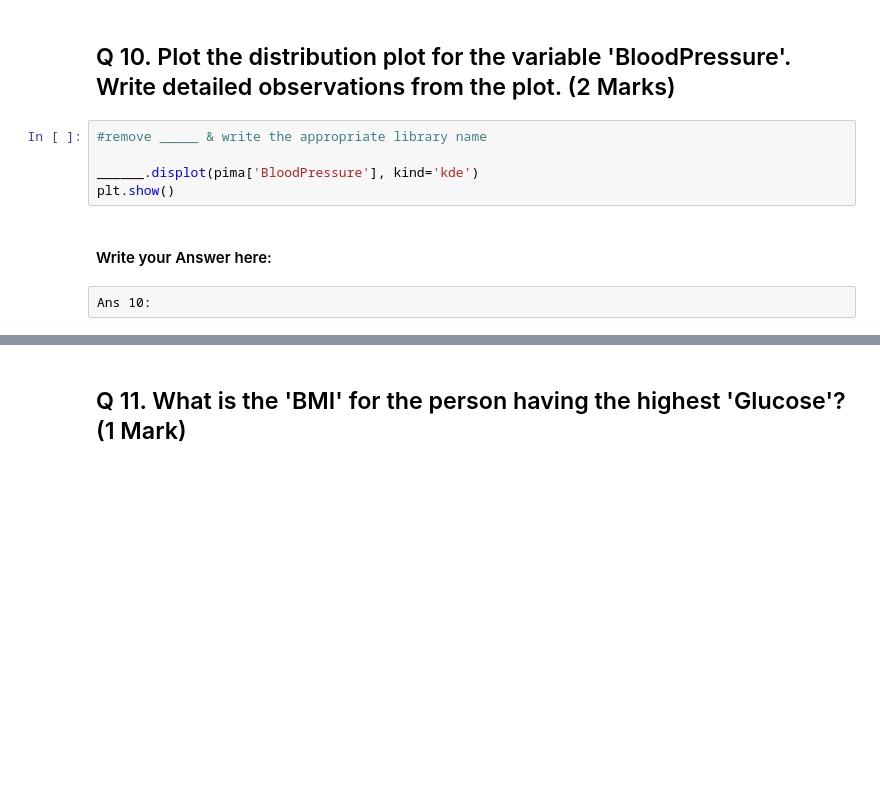
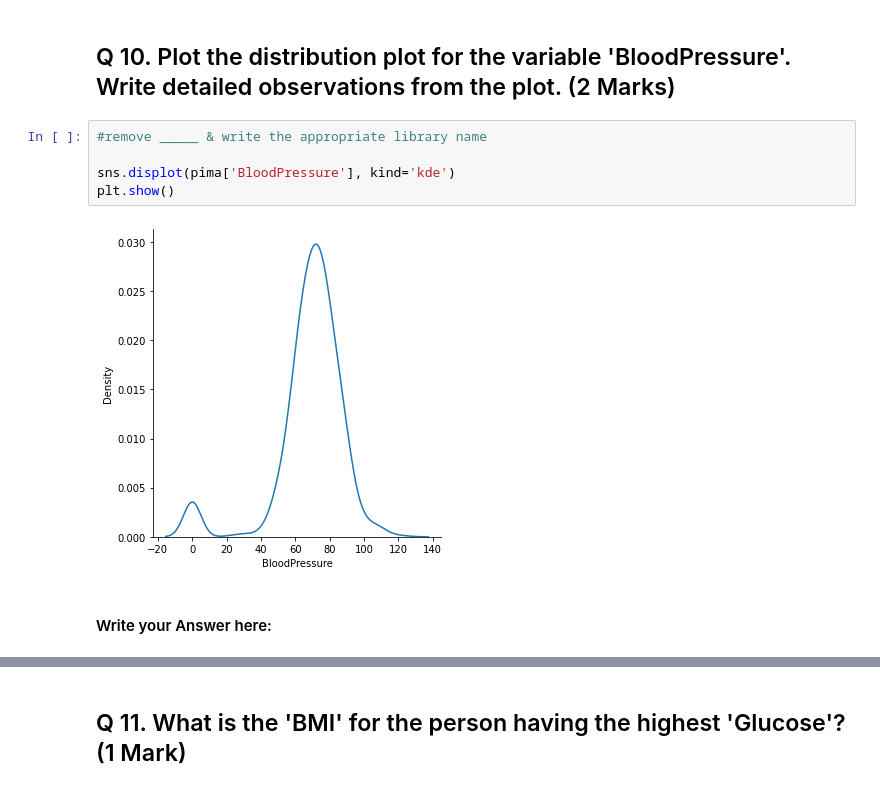
Before and after one commit to AlexHamn/pima-diabetes-analysis, a Jupyter notebook: diabetesAnalysis.ipynb, the cells around one changed output, grey strips where cells are left out. Cells and saved outputs as stored; diff of their text form; blank space fills up the shorter version.

Commit message:
Create distribution plot

```diff
--- a/diabetesAnalysis.ipynb
+++ b/diabetesAnalysis.ipynb
@@ -249,9 +249,9 @@ Ans 9:
 # %%
 #remove _____ & write the appropriate library name
 
-______.displot(pima['BloodPressure'], kind='kde')
+sns.displot(pima['BloodPressure'], kind='kde')
 plt.show()
+# %% [output]
+[figure, added]
 # %% [markdown]
 #### Write your Answer here:
-# %% [raw]
-Ans 10:
```
Also changed, not shown: parts of 1 cell of this notebook.
